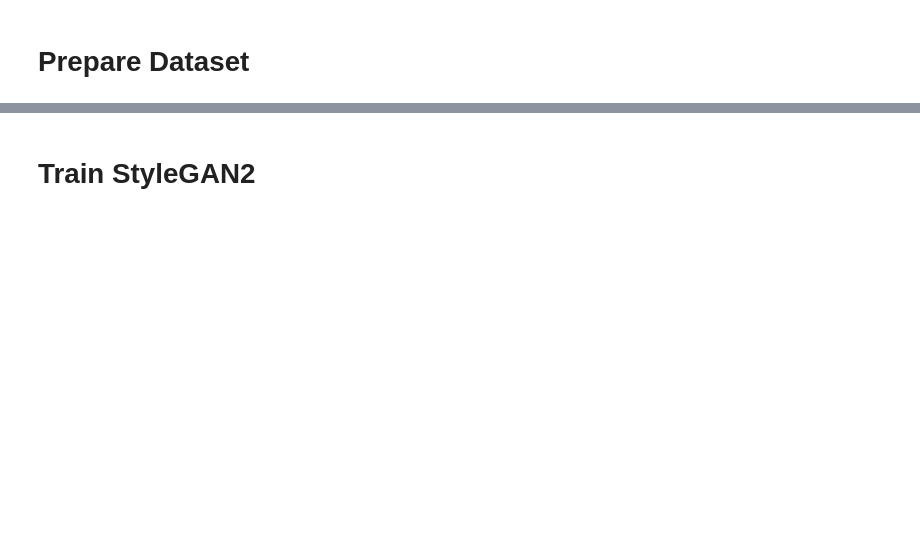
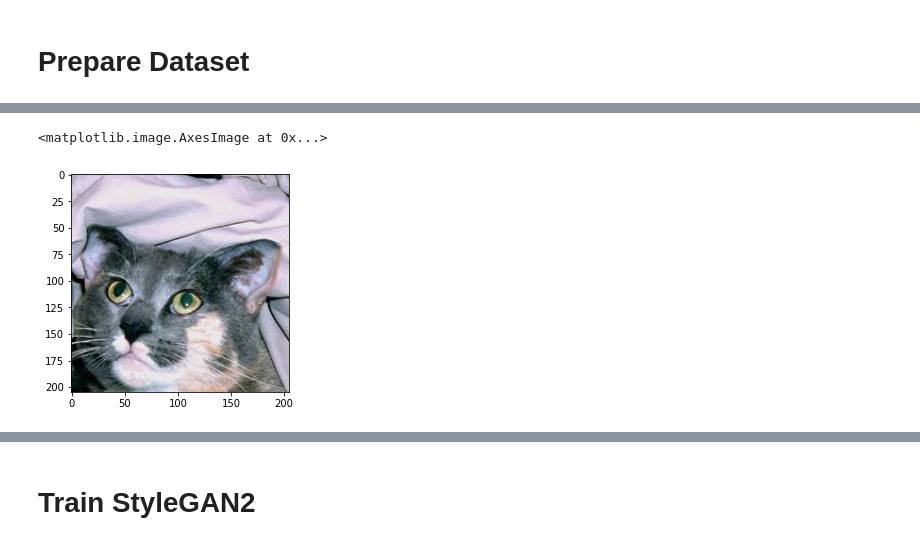
Before and after one commit to seven320/Spacecat, a Jupyter notebook: StyleGAN2_training.ipynb, the cells around one changed output, grey strips where cells are left out. Drawn from its saved outputs; the diff is of its cells as text; code cells hidden in the pictures; blank space fills up the shorter version.

```diff
--- a/StyleGAN2_training.ipynb
+++ b/StyleGAN2_training.ipynb
@@ -131,10 +160,12 @@ for root in tqdm(roots):
         except:
             pass
 # %%
-path = "prepare_data/cats_0000.jpg"
+path = "prepare_data/cats/0000.jpg"
 img = cv2.imread(path)
 img = cv2.cvtColor(img,cv2.COLOR_BGR2RGB)
-# labels = load_labels(path)[1:]
+
 plt.imshow(img)
-plt.show()
+# %% [output]
+<matplotlib.image.AxesImage at 0x...>
+[figure, added]
 # %%
```
Also changed, not shown: parts of 8 cells of this notebook.
